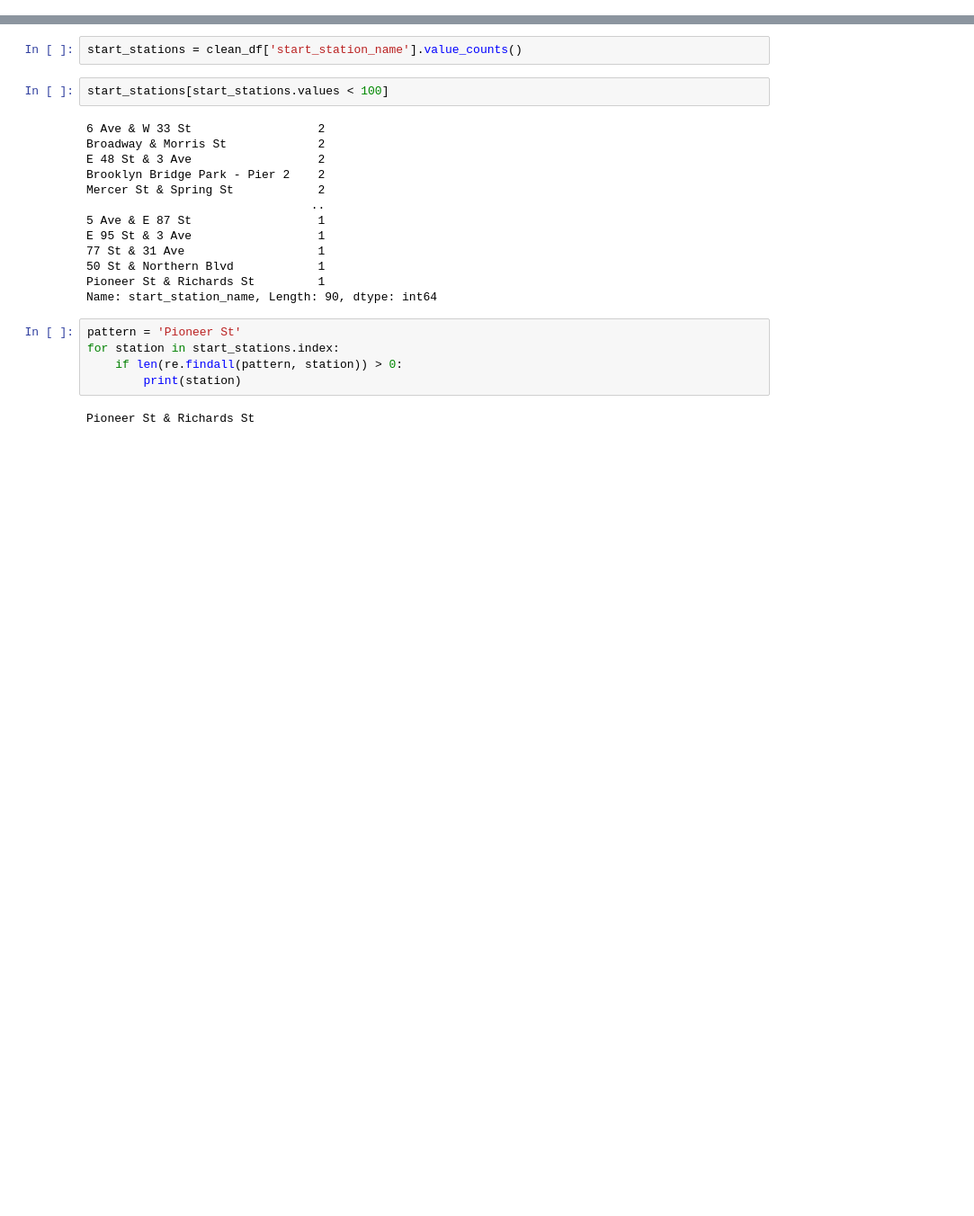
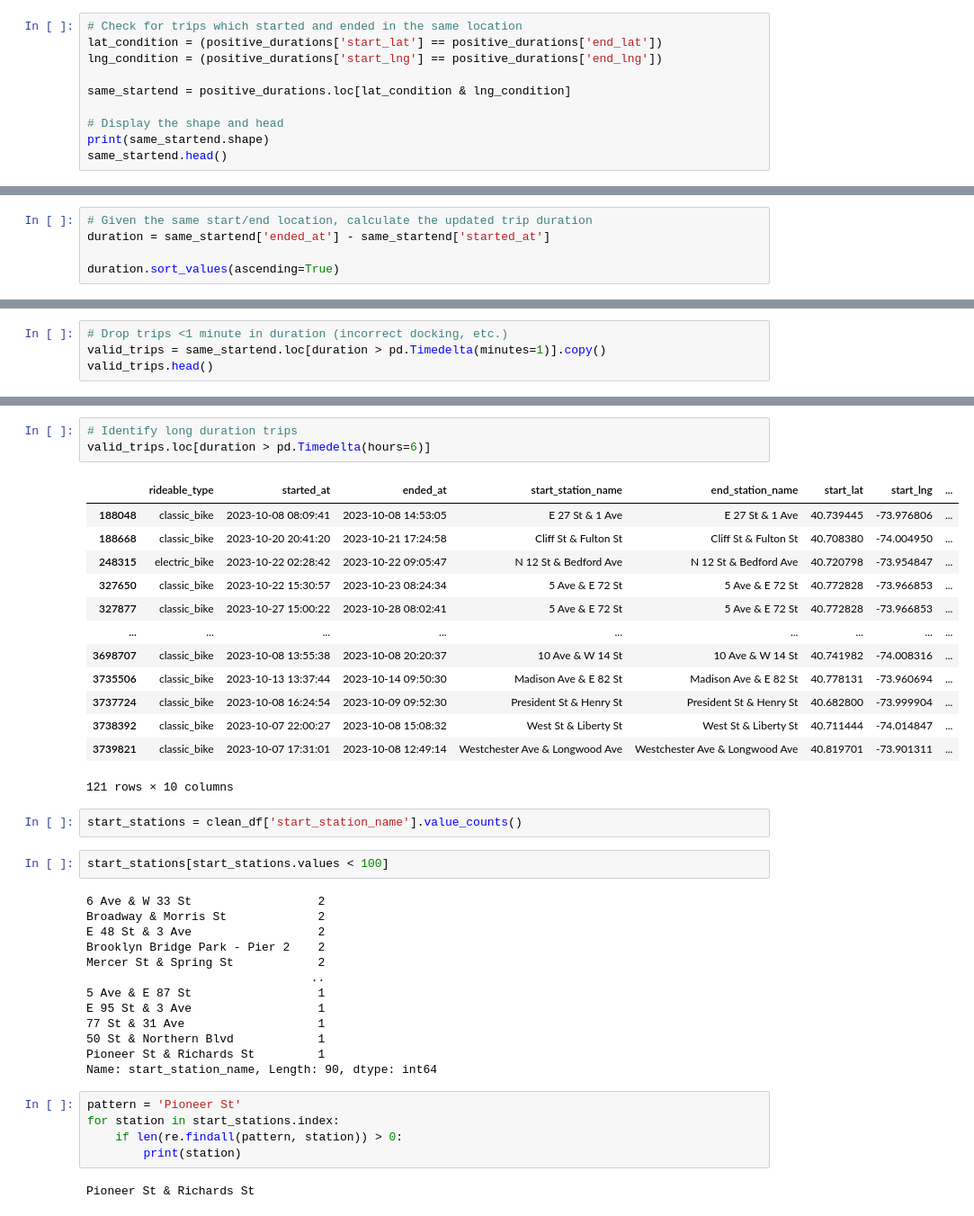
Before and after one commit to alyssahondrade/citibike-tableau, a Jupyter notebook: data_cleaning.ipynb, the cells around one changed output, grey strips where cells are left out. Shown at 90% size. Saved outputs shown, nothing was run; the diff lists cells and outputs as text; blank space fills up the shorter version.

```diff
--- a/data_cleaning.ipynb
+++ b/data_cleaning.ipynb
@@ -150,0 +323,10 @@ memory usage: 30.0+ MB
+# %%
+# Check for trips which started and ended in the same location
+lat_condition = (positive_durations['start_lat'] == positive_durations['end_lat'])
+lng_condition = (positive_durations['start_lng'] == positive_durations['end_lng'])
+
+same_startend = positive_durations.loc[lat_condition & lng_condition]
+
+# Display the shape and head
+print(same_startend.shape)
+same_startend.head()
@@ -150,0 +341,5 @@ memory usage: 30.0+ MB
+# %%
+# Given the same start/end location, calculate the updated trip duration
+duration = same_startend['ended_at'] - same_startend['started_at']
+
+duration.sort_values(ascending=True)
@@ -150,0 +359,4 @@ memory usage: 30.0+ MB
+# %%
+# Drop trips <1 minute in duration (incorrect docking, etc.)
+valid_trips = same_startend.loc[duration > pd.Timedelta(minutes=1)].copy()
+valid_trips.head()
@@ -151,3 +370,20 @@ memory usage: 30.0+ MB
+# %%
+# Identify long duration trips
+valid_trips.loc[duration > pd.Timedelta(hours=6)]
+# %% [output]
+|  | rideable_type | started_at | ended_at | start_station_name | end_station_name | start_lat | start_lng | ... |
+| 188048 | classic_bike | 2023-10-08 08:09:41 | 2023-10-08 14:53:05 | E 27 St & 1 Ave | E 27 St & 1 Ave | 40.739445 | -73.976806 | ... |
+| 188668 | classic_bike | 2023-10-20 20:41:20 | 2023-10-21 17:24:58 | Cliff St & Fulton St | Cliff St & Fulton St | 40.708380 | -74.004950 | ... |
+| 248315 | electric_bike | 2023-10-22 02:28:42 | 2023-10-22 09:05:47 | N 12 St & Bedford Ave | N 12 St & Bedford Ave | 40.720798 | -73.954847 | ... |
+| 327650 | classic_bike | 2023-10-22 15:30:57 | 2023-10-23 08:24:34 | 5 Ave & E 72 St | 5 Ave & E 72 St | 40.772828 | -73.966853 | ... |
+| 327877 | classic_bike | 2023-10-27 15:00:22 | 2023-10-28 08:02:41 | 5 Ave & E 72 St | 5 Ave & E 72 St | 40.772828 | -73.966853 | ... |
+| ... | ... | ... | ... | ... | ... | ... | ... | ... |
+| 3698707 | classic_bike | 2023-10-08 13:55:38 | 2023-10-08 20:20:37 | 10 Ave & W 14 St | 10 Ave & W 14 St | 40.741982 | -74.008316 | ... |
+| 3735506 | classic_bike | 2023-10-13 13:37:44 | 2023-10-14 09:50:30 | Madison Ave & E 82 St | Madison Ave & E 82 St | 40.778131 | -73.960694 | ... |
+| 3737724 | classic_bike | 2023-10-08 16:24:54 | 2023-10-09 09:52:30 | President St & Henry St | President St & Henry St | 40.682800 | -73.999904 | ... |
+| 3738392 | classic_bike | 2023-10-07 22:00:27 | 2023-10-08 15:08:32 | West St & Liberty St | West St & Liberty St | 40.711444 | -74.014847 | ... |
+| 3739821 | classic_bike | 2023-10-07 17:31:01 | 2023-10-08 12:49:14 | Westchester Ave & Longwood Ave | Westchester Ave & Longwood Ave | 40.819701 | -73.901311 | ... |
+121 rows × 10 columns
 # %%
 start_stations = clean_df['start_station_name'].value_counts()
 # %%
```
Also changed, not shown: parts of 33 cells of this notebook.
